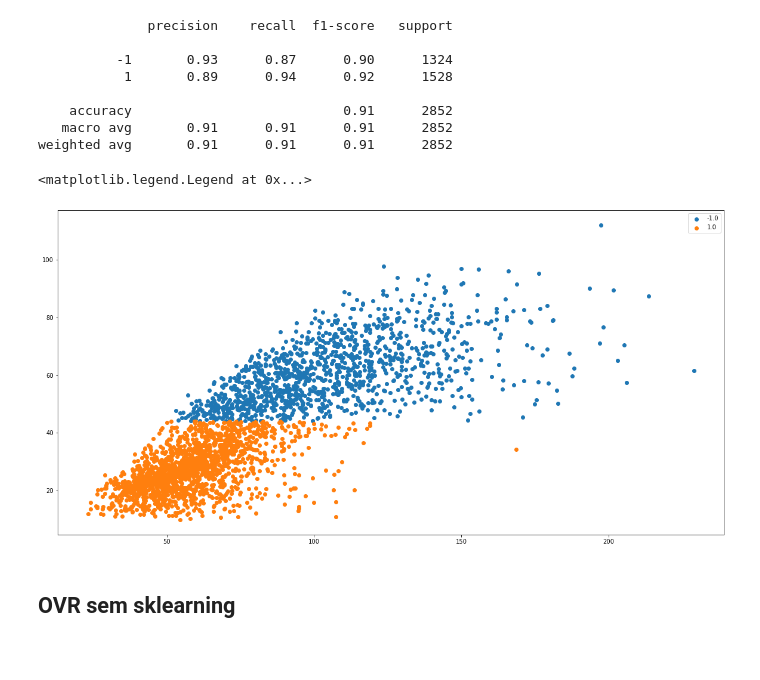
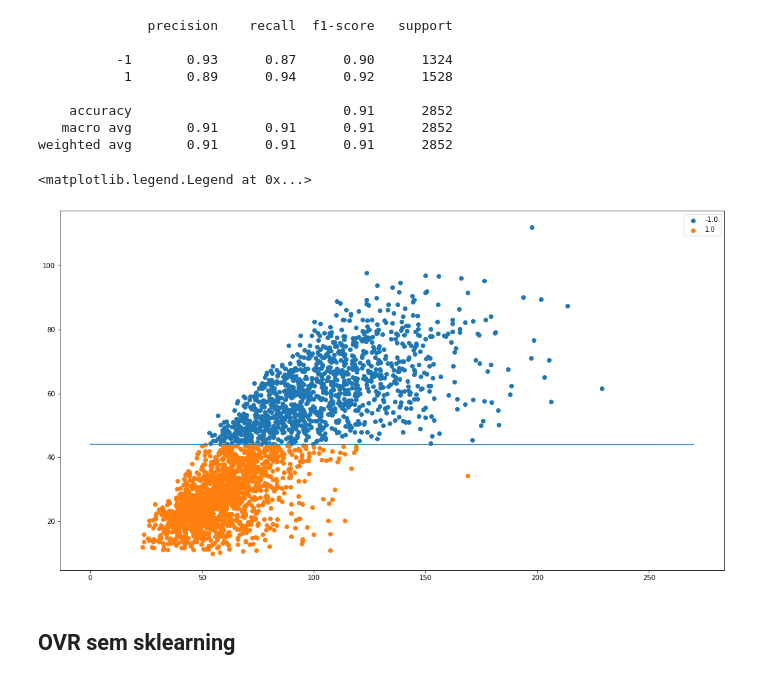
Before and after one commit to ednaldo-neto/Machine-Learning, a Jupyter notebook: Mini projeto Machine learning ednaldo.ipynb, the cells around one changed output. Saved outputs shown, nothing was run; the diff lists cells and outputs as text; code cells hidden in the pictures; blank space fills up the shorter version.

```diff
--- a/Mini projeto Machine learning ednaldo.ipynb
+++ b/Mini projeto Machine learning ednaldo.ipynb
@@ -90,14 +92,14 @@ test_redu = test_redu.drop(columns=["Unnamed: 0"])
 # %%
 values = [1,5]
 # %%
-train1x5 = train_redu[train_redu.Label.isin(values)]
-test1x5 = test_redu[test_redu.Label.isin(values)]
+train = train_redu[train_redu.Label.isin(values)]
+test = test_redu[test_redu.Label.isin(values)]
 # %%
-x_train, y_train = train1x5.drop(columns=['Label']) , train1x5['Label']
+x_train, y_train = train.drop(columns=['Label']) , train['Label']
 y_train = y_train.values.reshape(-1,1)
 x_train = np.column_stack((np.ones((x_train.shape[0],1)),x_train,))
 # %%
-x_test, y_test = test1x5.drop(columns=['Label']), test1x5['Label']
+x_test, y_test = test.drop(columns=['Label']), test['Label']
 y_test = y_test.values.reshape(-1,1)
 x_test = np.column_stack((np.ones((x_test.shape[0],1)),x_test))
 # %% [markdown]
@@ -261,19 +262,24 @@ data = pd.DataFrame(np.column_stack((x_test,y_pred_lr)), columns=['x0','x1','x2'
 # %%
 classes = data['class'].unique()
 
-figure = plt.figure(figsize=(20,10))
+figure = plt.figure(figsize=(18,10))
 axis = figure.add_subplot(111)
 
 for classe in classes:
     valores =  data[data['class'] == classe].values
     y = valores[:,1]
     z = valores[:,2]
     axis.scatter(y,z, label=classe)
 
+x_new = np.linspace(0,270,1000)
+
+plt.plot(x_new, (-lr.get_w()[0] - lr.get_w()[1]*x_new)/lr.get_w()[2])
+
+
 axis.legend()
 # %% [output]
 <matplotlib.legend.Legend at 0x...>
-[figure, old version]
+[figure, new version]
 # %% [markdown]
 ## OVR sem sklearning
 # %%
```
Also changed, not shown: parts of 39 cells of this notebook.
